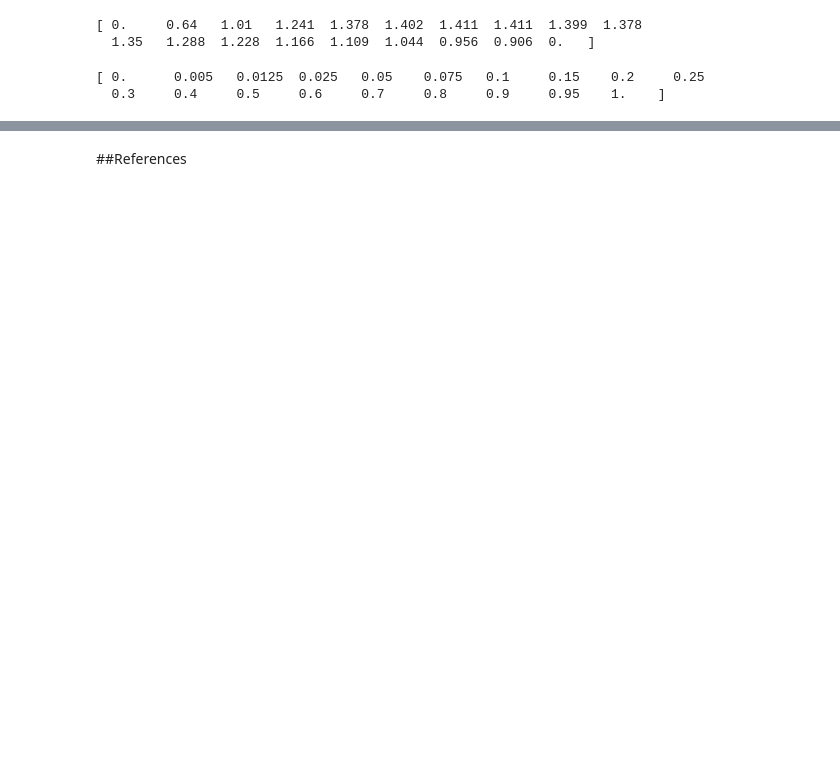
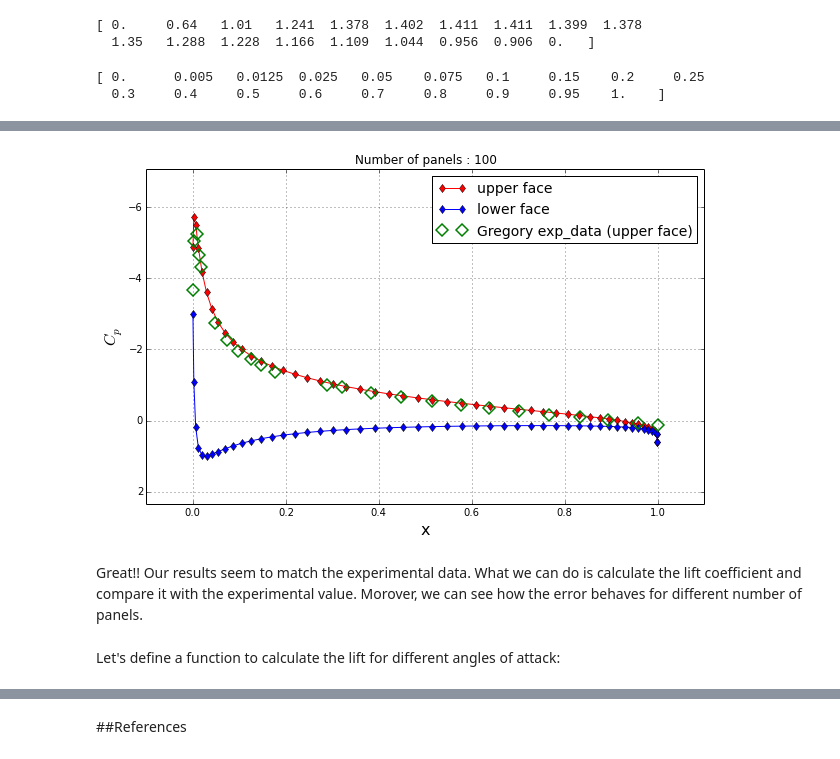
Before and after one commit to barbagroup/AeroPython-studentprojects2015, a Jupyter notebook: clementi/Linear_vortex_Panel_Method.ipynb, the cells around one changed output, grey strips where cells are left out. Saved outputs shown, nothing was run; the diff lists cells and outputs as text; code cells hidden in the pictures; blank space fills up the shorter version.

```diff
--- a/clementi/Linear_vortex_Panel_Method.ipynb
+++ b/clementi/Linear_vortex_Panel_Method.ipynb
@@ -680,0 +762,10 @@ pyplot.title('Number of panels : %d' % N);
+# %%
+#The vector associated with the free-stream for U_t
+
+b_t_10 = freestream.U_inf * numpy.sin([freestream_10.alpha - panel.beta for panel in panels])
+# %%
+#Getting the tangential velocity
+U_t_10 = numpy.dot(A_t, gammas_10) + b_t_10
+# %%
+for i, panel in enumerate(panels):
+        panel.vt = U_t_10[i]
@@ -680,0 +776,36 @@ pyplot.title('Number of panels : %d' % N);
+# %%
+x_exp , Cp_exp = numpy.loadtxt('./resources/CP_Gregory_expdata_alpha_10.dat', dtype=float, delimiter=' ', unpack=True)
+# %%
+# plots the surface pressure coefficient
+
+val_x, val_y = 0.1, 0.2
+x_min, x_max = min( panel.xa for panel in panels ), max( panel.xa for panel in panels )
+cp_min, cp_max = min( panel.cp for panel in panels ), max( panel.cp for panel in panels )
+x_start, x_end = x_min-val_x*(x_max-x_min), x_max+val_x*(x_max-x_min)
+y_start, y_end = cp_min-val_y*(cp_max-cp_min), cp_max+val_y*(cp_max-cp_min)
+
+pyplot.figure(figsize=(10, 6))
+pyplot.grid(True)
+pyplot.xlabel('x', fontsize=16)
+pyplot.ylabel('$C_p$', fontsize=16)
+pyplot.plot([panel.xc for panel in panels if panel.loc == 'upper face'],
+         [panel.cp for panel in panels if panel.loc == 'upper face'],
+         color='r', linewidth=1, marker='d', markersize=6)
+pyplot.plot([panel.xc for panel in panels if panel.loc == 'lower face'],
+         [panel.cp for panel in panels if panel.loc == 'lower face'],
+         color='b', linewidth=1, marker='d', markersize=6)
+
+pyplot.plot(x_exp,Cp_exp,color='g', linewidth=0, marker='D', markersize=8, markeredgecolor='g',
+markerfacecolor='None', markeredgewidth=1.5)
+
+pyplot.legend(['upper face', 'lower face', 'Gregory exp_data (upper face)'], loc='best', prop={'size':14})
+pyplot.xlim(x_start, x_end)
+pyplot.ylim(y_start, y_end)
+pyplot.gca().invert_yaxis()
+pyplot.title('Number of panels : %d' % N);
+# %% [output]
+[figure, added]
+# %% [markdown]
+Great!! Our results seem to match the experimental data. What we can do is calculate the lift coefficient and compare it with the experimental value. Morover, we can see how the error behaves for different number of panels.
+# %% [markdown]
+Let's define a function to calculate the lift for different angles of attack:
```
Also changed, not shown: parts of 41 cells of this notebook, 2 other files.
